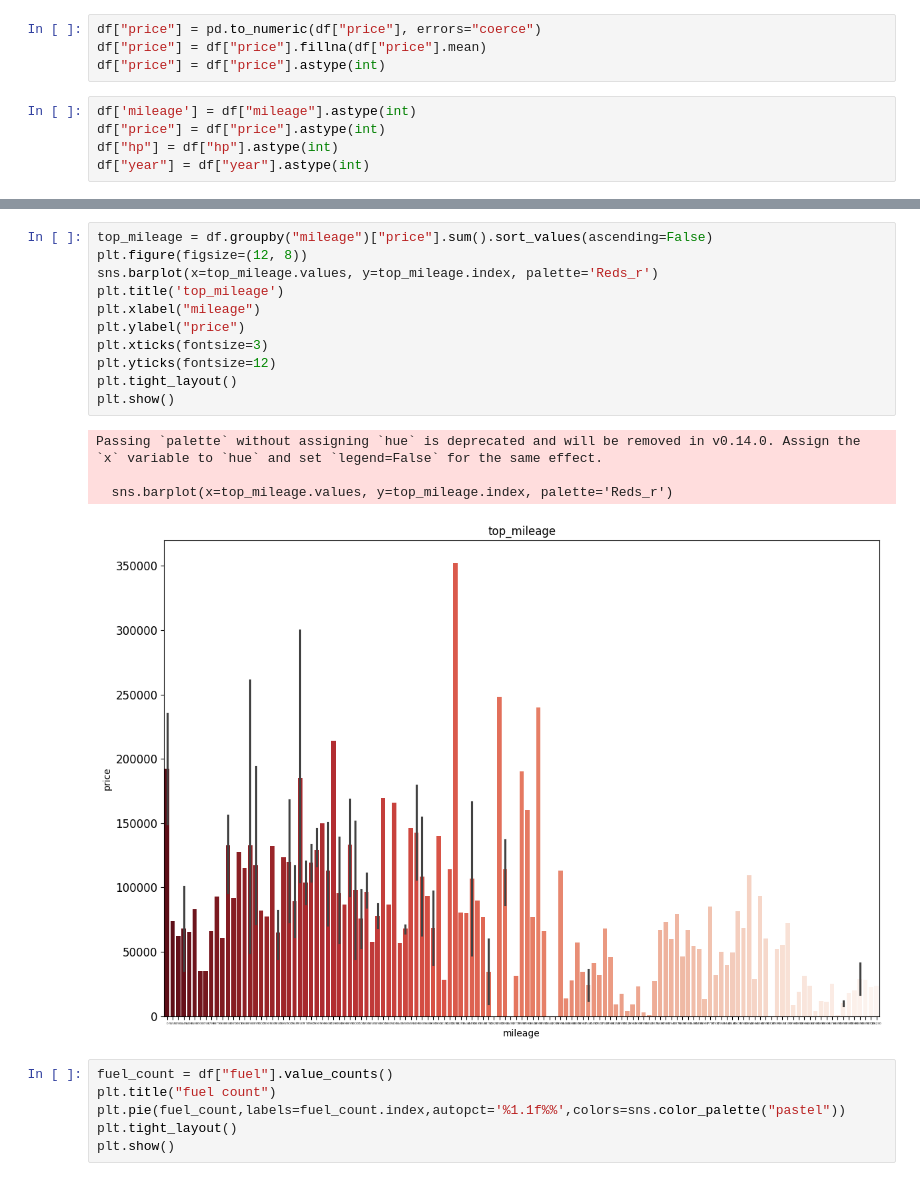
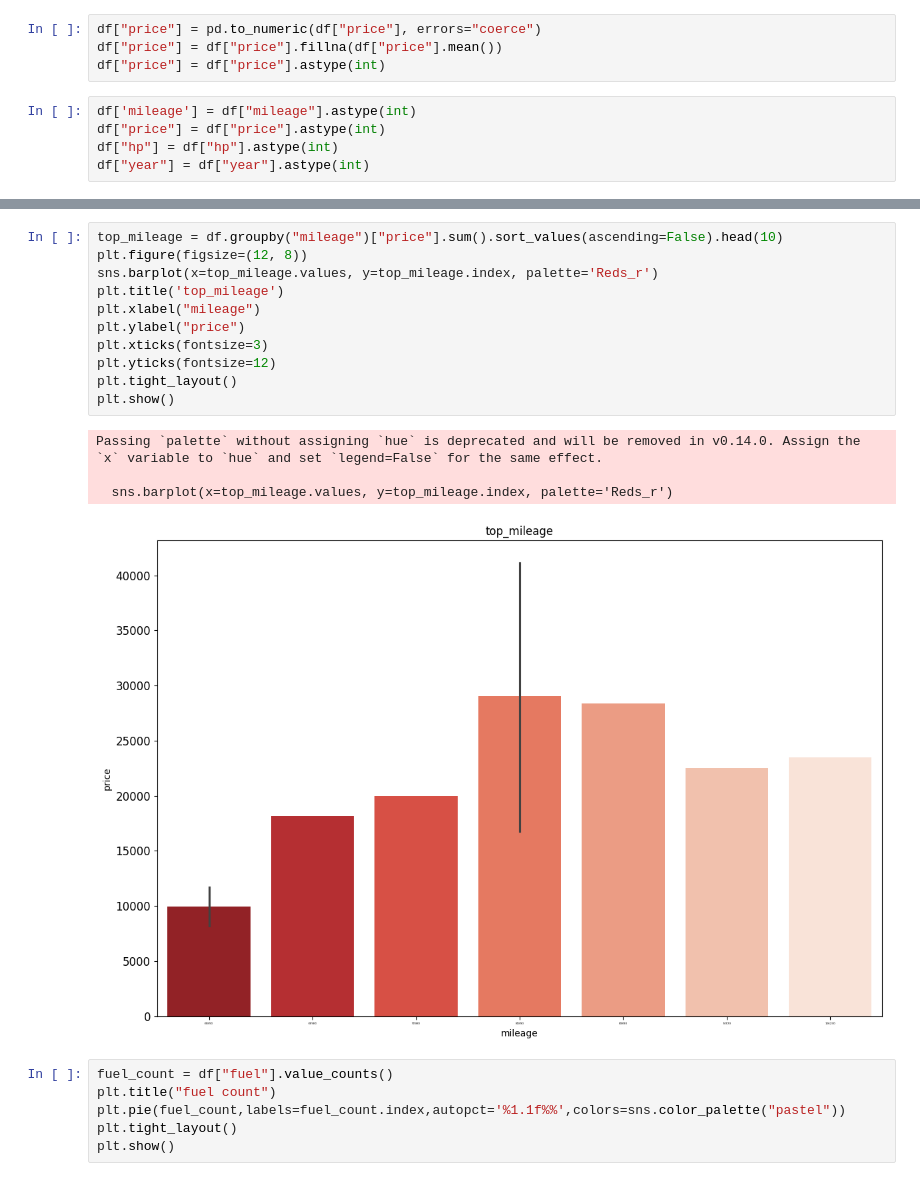
Before and after one commit to AbdallhOmran/Used-car-prices, a Jupyter notebook: index.ipynb, the cells around one changed output, grey strips where cells are left out. Cells and saved outputs as stored; diff of their text form.

```diff
--- a/index.ipynb
+++ b/index.ipynb
@@ -109,7 +109,7 @@ Index(['mileage', 'make', 'model', 'fuel', 'gear', 'offerType', 'price', 'hp',
       dtype='object')
 # %%
 df["price"] = pd.to_numeric(df["price"], errors="coerce")
-df["price"] = df["price"].fillna(df["price"].mean)
+df["price"] = df["price"].fillna(df["price"].mean())
 df["price"] = df["price"].astype(int)
 # %%
 df['mileage'] = df["mileage"].astype(int)
@@ -151,19 +151,19 @@ Passing `palette` without assigning `hue` is deprecated and will be removed in v
 # %%
-top_mileage = df.groupby("mileage")["price"].sum().sort_values(ascending=False)
+top_mileage = df.groupby("mileage")["price"].sum().sort_values(ascending=False).head(10)
 plt.figure(figsize=(12, 8))
 sns.barplot(x=top_mileage.values, y=top_mileage.index, palette='Reds_r')
 plt.title('top_mileage')
 plt.xlabel("mileage")
 plt.ylabel("price")
 plt.xticks(fontsize=3)
 plt.yticks(fontsize=12)
 plt.tight_layout()
 plt.show()
 # %% [output]
 Passing `palette` without assigning `hue` is deprecated and will be removed in v0.14.0. Assign the `x` variable to `hue` and set `legend=False` for the same effect.
 
   sns.barplot(x=top_mileage.values, y=top_mileage.index, palette='Reds_r')
-[figure, old version]
+[figure, new version]
 # %%
 fuel_count = df["fuel"].value_counts()
 plt.title("fuel count")
```
Also changed, not shown: parts of 3 cells of this notebook.
